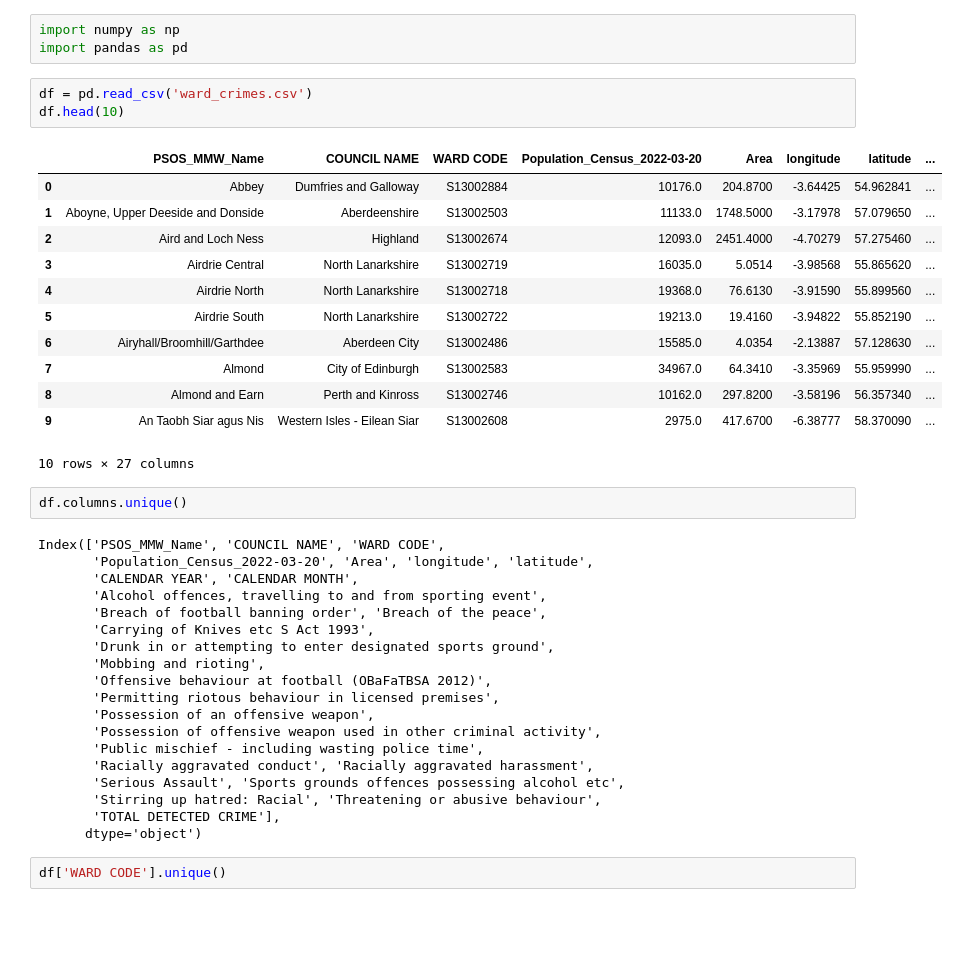
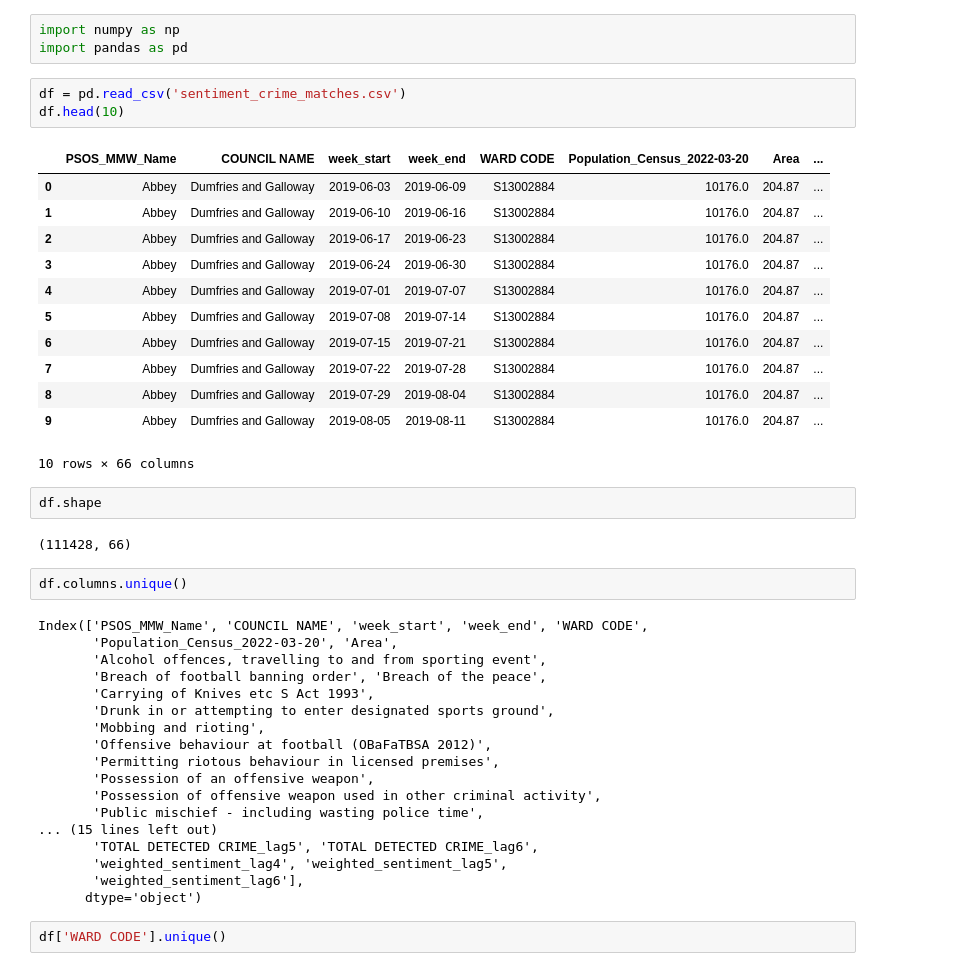
Before and after one commit to shauryaraj-kgp/geospacial-crime, a Jupyter notebook: frontend/src/data/analysis.ipynb, the cells around one changed output. Drawn from its saved outputs; the diff is of its cells as text; blank space fills up the shorter version.

```diff
--- a/frontend/src/data/analysis.ipynb
+++ b/frontend/src/data/analysis.ipynb
@@ -2,27 +2,30 @@
 import numpy as np
 import pandas as pd
 # %%
-df = pd.read_csv('ward_crimes.csv')
+df = pd.read_csv('sentiment_crime_matches.csv')
 df.head(10)
 # %% [output]
-|  | PSOS_MMW_Name | COUNCIL NAME | WARD CODE | Population_Census_2022-03-20 | Area | longitude | latitude | ... |
-| 0 | Abbey | Dumfries and Galloway | S13002884 | 10176.0 | 204.8700 | -3.64425 | 54.962841 | ... |
-| 1 | Aboyne, Upper Deeside and Donside | Aberdeenshire | S13002503 | 11133.0 | 1748.5000 | -3.17978 | 57.079650 | ... |
-| 2 | Aird and Loch Ness | Highland | S13002674 | 12093.0 | 2451.4000 | -4.70279 | 57.275460 | ... |
-| 3 | Airdrie Central | North Lanarkshire | S13002719 | 16035.0 | 5.0514 | -3.98568 | 55.865620 | ... |
-| 4 | Airdrie North | North Lanarkshire | S13002718 | 19368.0 | 76.6130 | -3.91590 | 55.899560 | ... |
-| 5 | Airdrie South | North Lanarkshire | S13002722 | 19213.0 | 19.4160 | -3.94822 | 55.852190 | ... |
-| 6 | Airyhall/Broomhill/Garthdee | Aberdeen City | S13002486 | 15585.0 | 4.0354 | -2.13887 | 57.128630 | ... |
-| 7 | Almond | City of Edinburgh | S13002583 | 34967.0 | 64.3410 | -3.35969 | 55.959990 | ... |
-| 8 | Almond and Earn | Perth and Kinross | S13002746 | 10162.0 | 297.8200 | -3.58196 | 56.357340 | ... |
-| 9 | An Taobh Siar agus Nis | Western Isles - Eilean Siar | S13002608 | 2975.0 | 417.6700 | -6.38777 | 58.370090 | ... |
+|  | PSOS_MMW_Name | COUNCIL NAME | week_start | week_end | WARD CODE | Population_Census_2022-03-20 | Area | ... |
+| 0 | Abbey | Dumfries and Galloway | 2019-06-03 | 2019-06-09 | S13002884 | 10176.0 | 204.87 | ... |
+| 1 | Abbey | Dumfries and Galloway | 2019-06-10 | 2019-06-16 | S13002884 | 10176.0 | 204.87 | ... |
+| 2 | Abbey | Dumfries and Galloway | 2019-06-17 | 2019-06-23 | S13002884 | 10176.0 | 204.87 | ... |
+| 3 | Abbey | Dumfries and Galloway | 2019-06-24 | 2019-06-30 | S13002884 | 10176.0 | 204.87 | ... |
+| 4 | Abbey | Dumfries and Galloway | 2019-07-01 | 2019-07-07 | S13002884 | 10176.0 | 204.87 | ... |
+| 5 | Abbey | Dumfries and Galloway | 2019-07-08 | 2019-07-14 | S13002884 | 10176.0 | 204.87 | ... |
+| 6 | Abbey | Dumfries and Galloway | 2019-07-15 | 2019-07-21 | S13002884 | 10176.0 | 204.87 | ... |
+| 7 | Abbey | Dumfries and Galloway | 2019-07-22 | 2019-07-28 | S13002884 | 10176.0 | 204.87 | ... |
+| 8 | Abbey | Dumfries and Galloway | 2019-07-29 | 2019-08-04 | S13002884 | 10176.0 | 204.87 | ... |
+| 9 | Abbey | Dumfries and Galloway | 2019-08-05 | 2019-08-11 | S13002884 | 10176.0 | 204.87 | ... |
-10 rows × 27 columns
+10 rows × 66 columns
+# %%
+df.shape
+# %% [output]
+(111428, 66)
 # %%
 df.columns.unique()
 # %% [output]
-Index(['PSOS_MMW_Name', 'COUNCIL NAME', 'WARD CODE',
-       'Population_Census_2022-03-20', 'Area', 'longitude', 'latitude',
-       'CALENDAR YEAR', 'CALENDAR MONTH',
+Index(['PSOS_MMW_Name', 'COUNCIL NAME', 'week_start', 'week_end', 'WARD CODE',
+       'Population_Census_2022-03-20', 'Area',
        'Alcohol offences, travelling to and from sporting event',
        'Breach of football banning order', 'Breach of the peace',
        'Carrying of Knives etc S Act 1993',
@@ -33,10 +36,10 @@ Index(['PSOS_MMW_Name', 'COUNCIL NAME', 'WARD CODE',
        'Possession of an offensive weapon',
        'Possession of offensive weapon used in other criminal activity',
        'Public mischief - including wasting police time',
-       'Racially aggravated conduct', 'Racially aggravated harassment',
-       'Serious Assault', 'Sports grounds offences possessing alcohol etc',
-       'Stirring up hatred: Racial', 'Threatening or abusive behaviour',
-       'TOTAL DETECTED CRIME'],
+... (15 lines left out)
+       'TOTAL DETECTED CRIME_lag5', 'TOTAL DETECTED CRIME_lag6',
+       'weighted_sentiment_lag4', 'weighted_sentiment_lag5',
+       'weighted_sentiment_lag6'],
       dtype='object')
 # %%
 df['WARD CODE'].unique()
```
Also changed, not shown: parts of 6 cells of this notebook, 37 other files.
